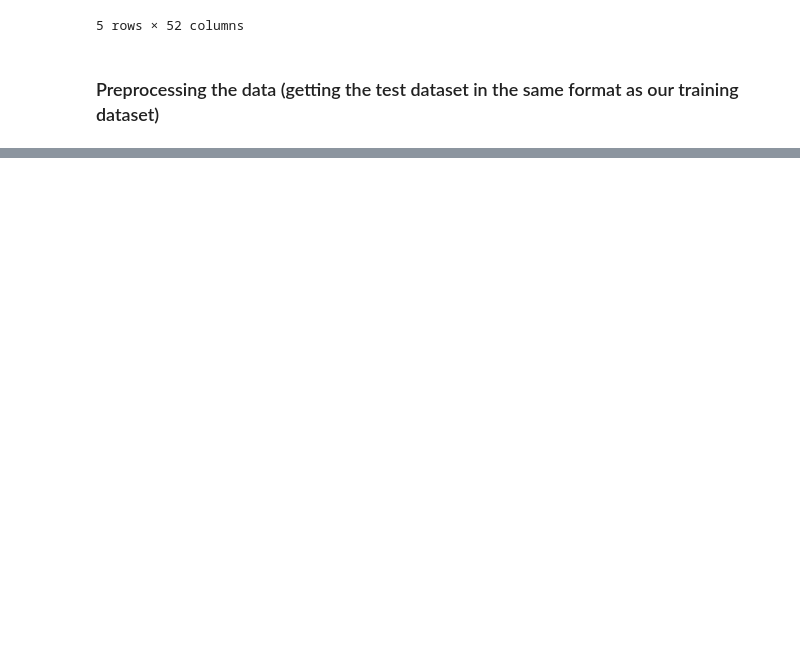
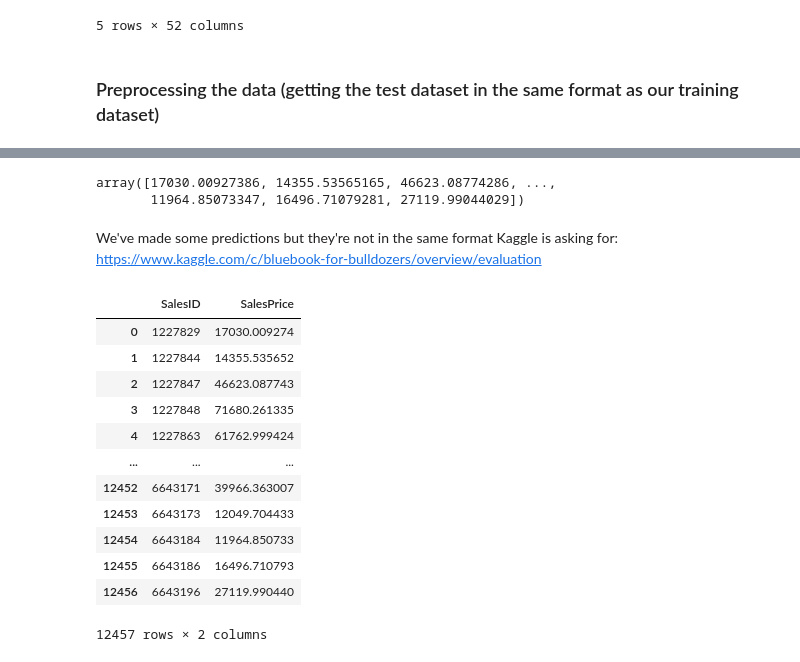
Before and after one commit to DilunVass/ML_Tutotial, a Jupyter notebook: Milestone Project 2 Supervised Learning Time Series Data/end-to-end-bulldozer-price-regression.ipynb, the cells around one changed output, grey strips where cells are left out. Drawn from its saved outputs; the diff is of its cells as text; code cells hidden in the pictures; blank space fills up the shorter version.

```diff
--- a/Milestone Project 2 Supervised Learning Time Series Data/end-to-end-bulldozer-price-regression.ipynb
+++ b/Milestone Project 2 Supervised Learning Time Series Data/end-to-end-bulldozer-price-regression.ipynb
@@ -915,0 +954,46 @@ df_test =  preprocess_data(df_test)
+# %%
+# Ensure ideal_model is defined
+if 'ideal_model' not in globals():
+    ideal_model = RandomForestRegressor(n_estimators=40,
+                                        min_samples_leaf=1,
+                                        min_samples_split=14,
+                                        max_features=0.5,
+                                        n_jobs=-1,
+                                        max_samples=None,
+                                        random_state=42)
+    ideal_model.fit(x_tarin, y_tarin)
+
+# Ensure the feature names match and are in the same order
+df_test = df_test[x_tarin.columns]
+
+# Make predictions on the test data
+test_preds = ideal_model.predict(df_test)
+
+test_preds
+# %% [output]
+array([17030.00927386, 14355.53565165, 46623.08774286, ...,
+       11964.85073347, 16496.71079281, 27119.99044029])
+# %% [markdown]
+We've made some predictions but they're not in the same format Kaggle is asking for: https://www.kaggle.com/c/bluebook-for-bulldozers/overview/evaluation
+# %%
+# Format predictions into the same format Kaggle is after
+df_preds = pd.DataFrame()
+
+df_preds["SalesID"] = df_test["SalesID"]
+df_preds["SalesPrice"] = test_preds
+
+df_preds
+# %% [output]
+|  | SalesID | SalesPrice |
+| 0 | 1227829 | 17030.009274 |
+| 1 | 1227844 | 14355.535652 |
+| 2 | 1227847 | 46623.087743 |
+| 3 | 1227848 | 71680.261335 |
+| 4 | 1227863 | 61762.999424 |
+| ... | ... | ... |
+| 12452 | 6643171 | 39966.363007 |
+| 12453 | 6643173 | 12049.704433 |
+| 12454 | 6643184 | 11964.850733 |
+| 12455 | 6643186 | 16496.710793 |
+| 12456 | 6643196 | 27119.990440 |
+12457 rows × 2 columns
```
Also changed, not shown: parts of 9 cells of this notebook, 1 other file.
